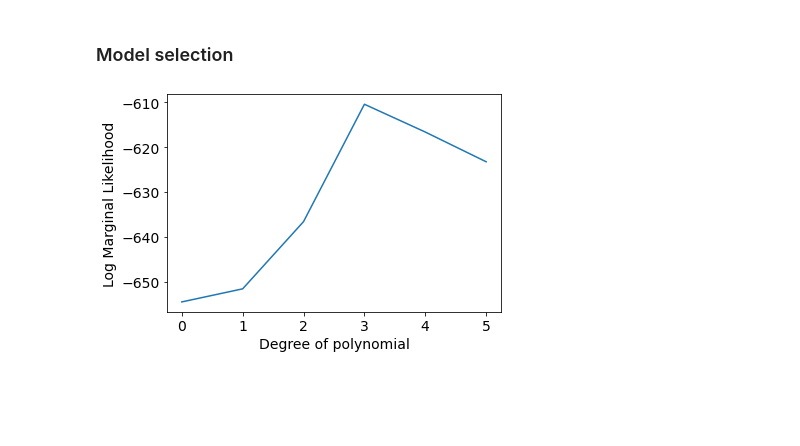
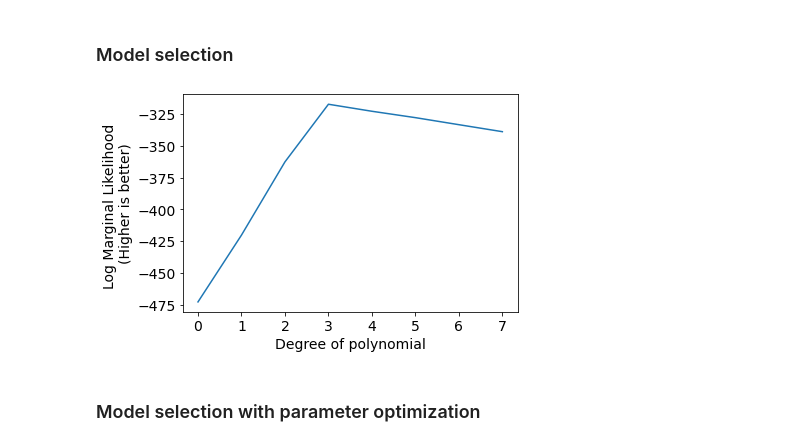
Before and after one commit to explain-ml/explain-ml-deprecated, a Jupyter notebook: notebooks/2021-March-29-bayesian-model-selection.ipynb, the cells around one changed output. Saved outputs shown, nothing was run; the diff lists cells and outputs as text; code cells hidden in the pictures; blank space fills up the shorter version.

Commit message:
Updated bayesian-model-selection and marginal likelihood

```diff
--- a/notebooks/2021-March-29-bayesian-model-selection.ipynb
+++ b/notebooks/2021-March-29-bayesian-model-selection.ipynb
@@ -13,10 +16,10 @@ rc('font', size=14)
 np.random.seed(0)
 
 N = 100
-sigma_n = 100 # noise in data
+sigma_n = 5 # noise in data
 sigma_w = 100 # parameter variance
 
-x = np.linspace(-5,5,N).reshape(-1,1)
+x = np.linspace(-2,2,N).reshape(-1,1)
 f_x = 4*x**3 + 3*x**2 + 2*x + 1
 epsilon = np.random.normal(loc=0, scale=sigma_n, size=N).reshape(-1,1)
 y = f_x + epsilon
@@ -38,14 +41,18 @@ x_M1 = np.hstack([np.ones((N,1)), x])
 x_M2 = np.hstack([np.ones((N,1)), x, x**2])
 x_M3 = np.hstack([np.ones((N,1)), x, x**2, x**3])
 x_M4 = np.hstack([np.ones((N,1)), x, x**2, x**3, x**4])
-x_M5 = np.hstack([np.ones((N,1)), x, x**2, x**3, x**4,x**5])
+x_M5 = np.hstack([np.ones((N,1)), x, x**2, x**3, x**4, x**5])
+x_M6 = np.hstack([np.ones((N,1)), x, x**2, x**3, x**4, x**5, x**6])
+x_M7 = np.hstack([np.ones((N,1)), x, x**2, x**3, x**4, x**5, x**6, x**7])
 # %% [markdown]
 ### Model selection
 # %%
-scores = [LogMarginalLikelihoodPdf(x_M, y) for x_M in [x_M0, x_M1, x_M2, x_M3, x_M4, x_M5]]
+scores = [LogMarginalLikelihoodPdf(x_M, y) for x_M in [x_M0, x_M1, x_M2, x_M3, x_M4, x_M5, x_M6, x_M7]]
 plt.plot(scores);
 plt.xlabel('Degree of polynomial');
-plt.ylabel('Log Marginal Likelihood');
+plt.ylabel('Log Marginal Likelihood \n(Higher is better)');
 plt.xticks(range(len(scores)));
 # %% [output]
-[figure, old version]
+[figure, new version]
+# %% [markdown]
+### Model selection with parameter optimization
```
Also changed, not shown: parts of 5 cells of this notebook, 1 other file.
